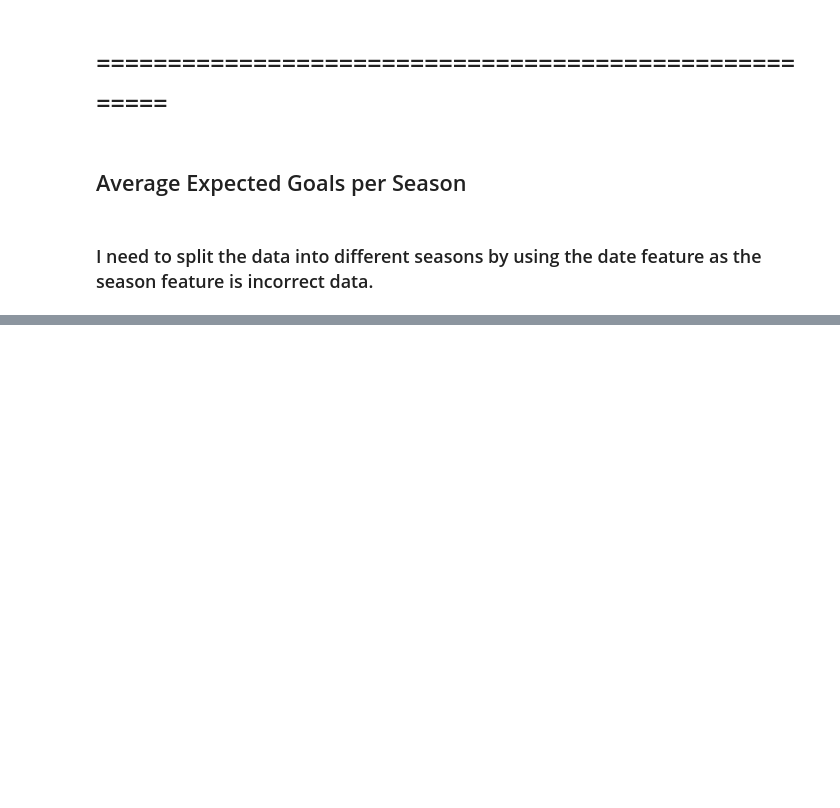
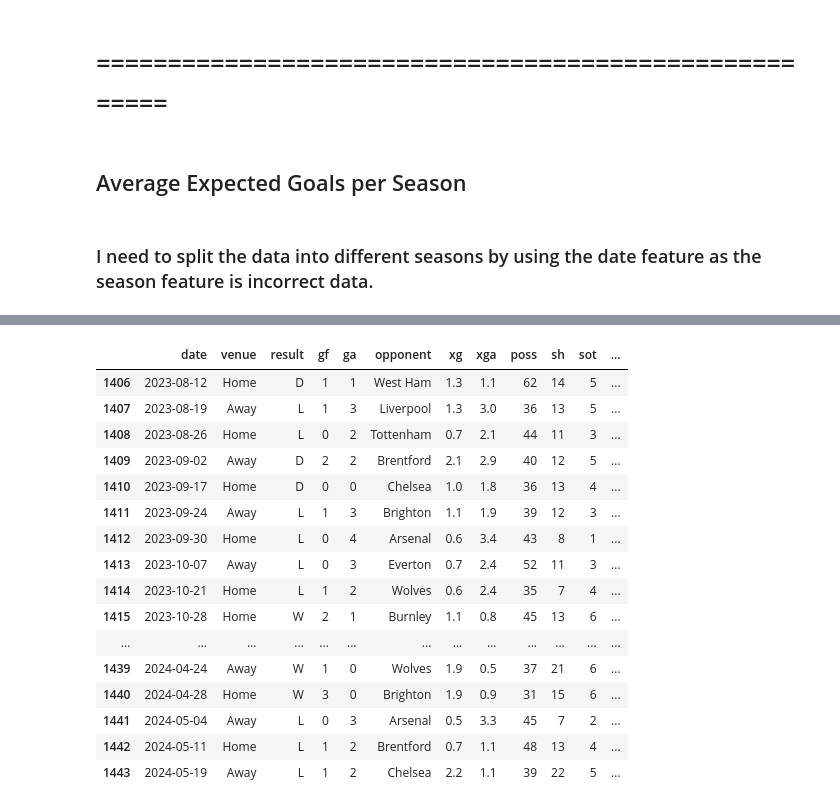
Before and after one commit to sbs24066/Can-data-be-used-to-gain-a-statistical-advantage-in-sports-betting-, a Jupyter notebook: Strategic_Thinking_HDIP2024_CA3_David_Mooney_sbs24066.ipynb, the cells around one changed output, grey strips where cells are left out. Drawn from its saved outputs; the diff is of its cells as text; code cells hidden in the pictures; blank space fills up the shorter version.

```diff
--- a/Strategic_Thinking_HDIP2024_CA3_David_Mooney_sbs24066.ipynb
+++ b/Strategic_Thinking_HDIP2024_CA3_David_Mooney_sbs24066.ipynb
@@ -214,2 +275,35 @@ Prem_df_2024_teams = dropped_teams
+# %%
+#Defining a function to decide what season the data is pulled from
+
+Seasons = ["Premier League Season 2020/2021",
+           "Premier League Season 2021/2022",
+           "Premier League Season 2022/2023",
+           "Premier League Season 2023/2024",
+           "Premier League All Seasons from 2020-2024"]
+
+
+def run_Season_dataset(Chosen_season):
+    if Chosen_season == "Premier League Season 2020/2021":
+        print("Running dataset containing data from 2020/2021 Season")
+        return PL_Season_20_21
+
+    elif Chosen_season == "Premier League Season 2021/2022":
+        print("Running dataset containing data from 2021/2022 Season")
+        return PL_Season_21_22
+
+    elif Chosen_season == "Premier League Season 2022/2023":
+        print("Running dataset containing data from 2022/2023 Season")
+        return PL_Season_22_23
+
+    elif Chosen_season == "Premier League Season 2023/2024":
+        print("Running dataset containing data from 2023/2024 Season")
+        return PL_Season_23_24
+
+    else:
+        print("Running dataset containing data from all Seasons")
+        return Prem_df
+
+# result = run_Season_dataset(Chosen_season)
+# print(result)
 # %% [markdown]
 # Wins by day to give insight into how team will perform
@@ -401,0 +443,21 @@ TEAM_XG_home
+# %%
+TEAM_Away= Prem_df_stats[(Prem_df_stats["team"] == Away_Team)]
+TEAM_Away
+# %% [output]
+|  | date | venue | result | gf | ga | opponent | xg | xga | poss | sh | sot | ... |
+| 1406 | 2023-08-12 | Home | D | 1 | 1 | West Ham | 1.3 | 1.1 | 62 | 14 | 5 | ... |
+| 1407 | 2023-08-19 | Away | L | 1 | 3 | Liverpool | 1.3 | 3.0 | 36 | 13 | 5 | ... |
+| 1408 | 2023-08-26 | Home | L | 0 | 2 | Tottenham | 0.7 | 2.1 | 44 | 11 | 3 | ... |
+| 1409 | 2023-09-02 | Away | D | 2 | 2 | Brentford | 2.1 | 2.9 | 40 | 12 | 5 | ... |
+| 1410 | 2023-09-17 | Home | D | 0 | 0 | Chelsea | 1.0 | 1.8 | 36 | 13 | 4 | ... |
+| 1411 | 2023-09-24 | Away | L | 1 | 3 | Brighton | 1.1 | 1.9 | 39 | 12 | 3 | ... |
+| 1412 | 2023-09-30 | Home | L | 0 | 4 | Arsenal | 0.6 | 3.4 | 43 | 8 | 1 | ... |
+| 1413 | 2023-10-07 | Away | L | 0 | 3 | Everton | 0.7 | 2.4 | 52 | 11 | 3 | ... |
+| 1414 | 2023-10-21 | Home | L | 1 | 2 | Wolves | 0.6 | 2.4 | 35 | 7 | 4 | ... |
+| 1415 | 2023-10-28 | Home | W | 2 | 1 | Burnley | 1.1 | 0.8 | 45 | 13 | 6 | ... |
+| ... | ... | ... | ... | ... | ... | ... | ... | ... | ... | ... | ... | ... |
+| 1439 | 2024-04-24 | Away | W | 1 | 0 | Wolves | 1.9 | 0.5 | 37 | 21 | 6 | ... |
+| 1440 | 2024-04-28 | Home | W | 3 | 0 | Brighton | 1.9 | 0.9 | 31 | 15 | 6 | ... |
+| 1441 | 2024-05-04 | Away | L | 0 | 3 | Arsenal | 0.5 | 3.3 | 45 | 7 | 2 | ... |
+| 1442 | 2024-05-11 | Home | L | 1 | 2 | Brentford | 0.7 | 1.1 | 48 | 13 | 4 | ... |
+| 1443 | 2024-05-19 | Away | L | 1 | 2 | Chelsea | 2.2 | 1.1 | 39 | 22 | 5 | ... |
```
Also changed, not shown: parts of 31 cells of this notebook.
